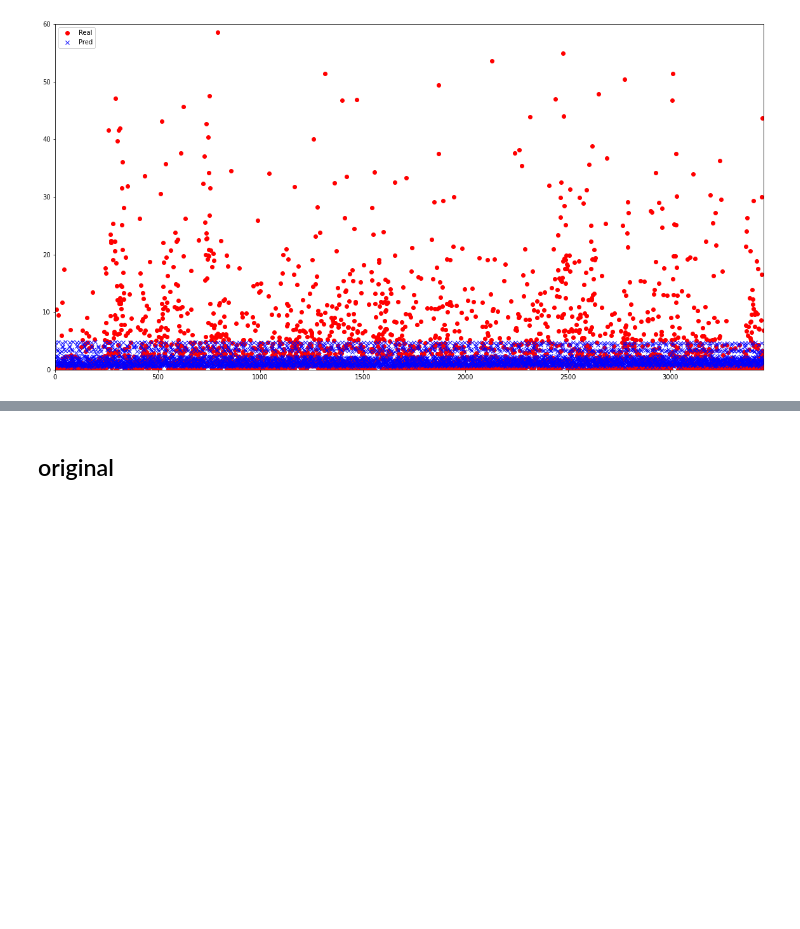
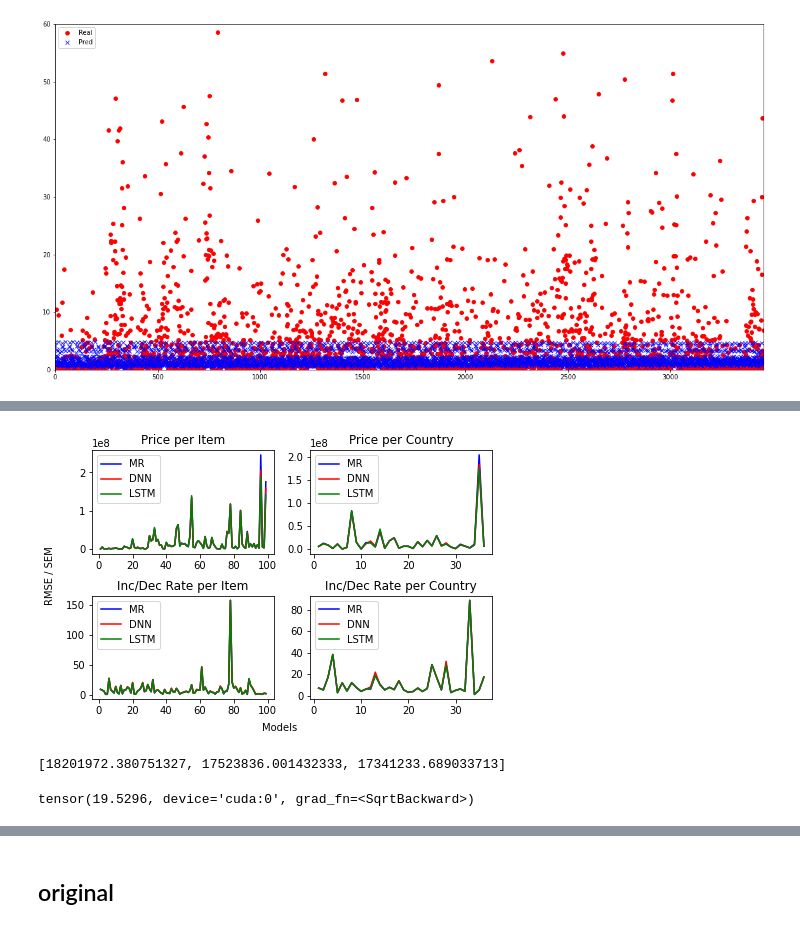
Before and after one commit to 201710757/kotra, a Jupyter notebook: total_ver.ipynb, the cells around one changed output, grey strips where cells are left out. Saved outputs shown, nothing was run; the diff lists cells and outputs as text; code cells hidden in the pictures; blank space fills up the shorter version.

```diff
--- a/total_ver.ipynb
+++ b/total_ver.ipynb
@@ -901,0 +1121,5 @@ plt.legend()
+# %%
+line_loss_item.append(rmse_list_item)
+line_loss_country.append(rmse_list_country)
+line_loss_item_p.append(rmse_list_item_p)
+line_loss_country_p.append(rmse_list_country_p)
@@ -901,0 +1174,41 @@ plt.legend()
+# %%
+if not init_flag:
+    fig, ax = plt.subplots(2,2, squeeze=True, constrained_layout=True)
+
+    x = [i for i in range(1, len(line_loss_item[0])+1)]
+    ax[0][0].plot(x, line_loss_item[0], 'b', label='MR')
+    ax[0][0].plot(x, line_loss_item[1], 'r', label='DNN')
+    ax[0][0].plot(x, line_loss_item[2], 'g', label='LSTM')
+    ax[0][0].set_title('Price per Item')
+    ax[0][0].legend()
+
+    x = [i for i in range(1, len(line_loss_country[0])+1)]
+    ax[0][1].plot(x, line_loss_country[0], 'b', label='MR')
+    ax[0][1].plot(x, line_loss_country[1], 'r', label='DNN')
+    ax[0][1].plot(x, line_loss_country[2], 'g', label='LSTM')
+    ax[0][1].set_title('Price per Country')
+    ax[0][1].legend()
+
+    x = [i for i in range(1, len(line_loss_item_p[0])+1)]
+    ax[1][0].plot(x, line_loss_item_p[0], 'b', label='MR')
+    ax[1][0].plot(x, line_loss_item_p[1], 'r', label='DNN')
+    ax[1][0].plot(x, line_loss_item_p[2], 'g', label='LSTM')
+    ax[1][0].set_title('Inc/Dec Rate per Item')
+    ax[1][0].legend()
+
+    x = [i for i in range(1, len(line_loss_country_p[0])+1)]
+    ax[1][1].plot(x, line_loss_country_p[0], 'b', label='MR')
+    ax[1][1].plot(x, line_loss_country_p[1], 'r', label='DNN')
+    ax[1][1].plot(x, line_loss_country_p[2], 'g', label='LSTM')
+    ax[1][1].set_title('Inc/Dec Rate per Country')
+    ax[1][1].legend()
+
+    fig.text(-0.03, 0.5, 'RMSE / SEM', ha='center', va='center', rotation='vertical')
+    fig.text(0.5, -0.03, 'Models', ha='center', va='center')
+    plt.show()
+# %% [output]
+[figure, added]
+# %%
+loss_item
+# %% [output]
+[18201972.380751327, 17523836.001432333, 17341233.689033713]
@@ -901,0 +1219,4 @@ plt.legend()
+# %%
+MR_loss
+# %% [output]
+tensor(19.5296, device='cuda:0', grad_fn=<SqrtBackward>)
```
Also changed, not shown: parts of 24 cells of this notebook, 2 other files.
